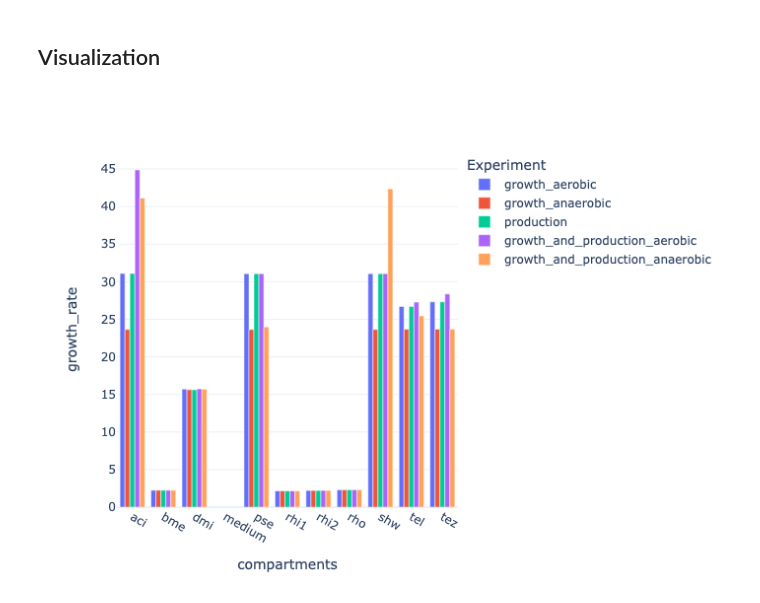
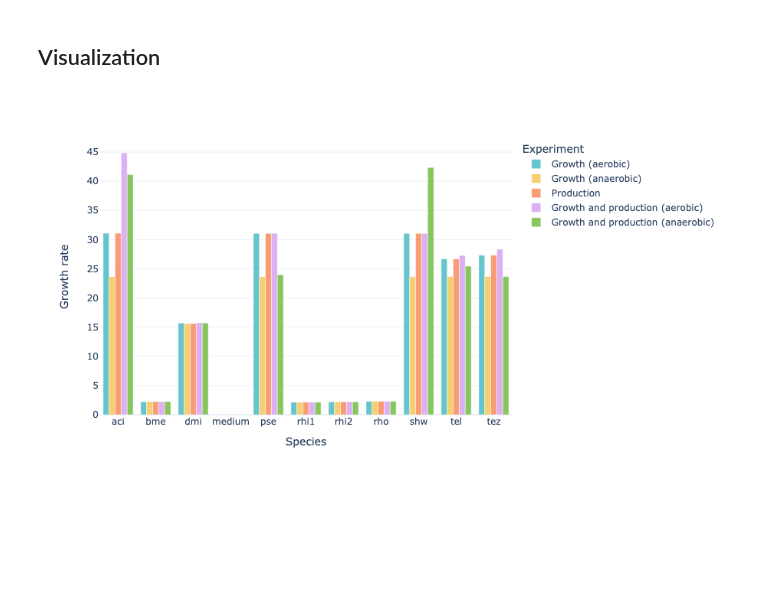
Before and after one commit to guillecg/mars-biofoundry, a Jupyter notebook: notebooks/03-MICOM.ipynb, the cells around one changed output. Cells and saved outputs as stored; diff of their text form; code cells hidden in the pictures; blank space fills up the shorter version.

```diff
--- a/notebooks/03-MICOM.ipynb
+++ b/notebooks/03-MICOM.ipynb
@@ -754,46 +754,75 @@ taxa:
 # %% [markdown]
 ## Visualization
 # %%
+import os
 import glob
+
+import yaml
+
+import pandas as pd
 
 import plotly.express as px
 
+
+# Load config
+
+with open("../biofoundry/config.yml") as config_file:
+    config = yaml.safe_load(config_file)
+
+output_dir = os.path.join(
+    config["paths"]["micom"],
+    "amils2023"
+)
 
 glob_pattern = os.path.join(
     output_dir,
     "equal_abundances/*.csv"
 )
 
 plot_df = pd.DataFrame()
 
 for filename in glob.glob(glob_pattern):
 
     file_df = pd.read_csv(filename)
     file_df["Experiment"] = os.path.splitext(os.path.basename(filename))[0]
 
     plot_df = pd.concat(
         [plot_df, file_df],
         axis=0,
         ignore_index=True
     )
 
+# Fix names for plotting
+plot_df = plot_df.rename(columns={
+    "compartments": "Species",
+    "growth_rate": "Growth rate",
+    "community_growth_rate": "Community growth rate"
+})
+plot_df["Experiment"] = plot_df["Experiment"]\
+    .str.replace("_", " ")\
+    .str.replace(" aerobic", " (aerobic)",)\
+    .str.replace("anaerobic", "(anaerobic)")\
+    .str.capitalize()
+
 fig = px.bar(
     data_frame=plot_df,
-    x="compartments",
-    y="growth_rate",
+    x="Species",
+    y="Growth rate",
     color="Experiment",
     barmode="group",
     category_orders={
         "Experiment": [
-            "growth_aerobic",
-            "growth_anaerobic",
-            "production",
-            "growth_and_production_aerobic",
-            "growth_and_production_anaerobic"
+            "Growth (aerobic)",
+            "Growth (anaerobic)",
+            "Production",
+            "Growth and production (aerobic)",
+            "Growth and production (anaerobic)"
         ]
     },
-    template=config["figures"]["template"]
+    color_discrete_sequence=px.colors.qualitative.Pastel,
+    template=config["figures"]["template"],
+    width=900
 )
 fig.show("png")
 # %% [output]
-[figure, old version]
+[figure, new version]
```
Also changed, not shown: parts of 1 cell of this notebook.
